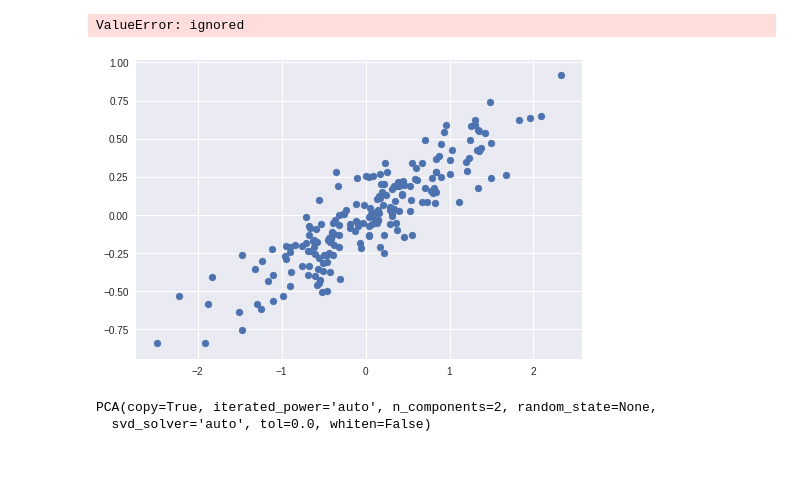
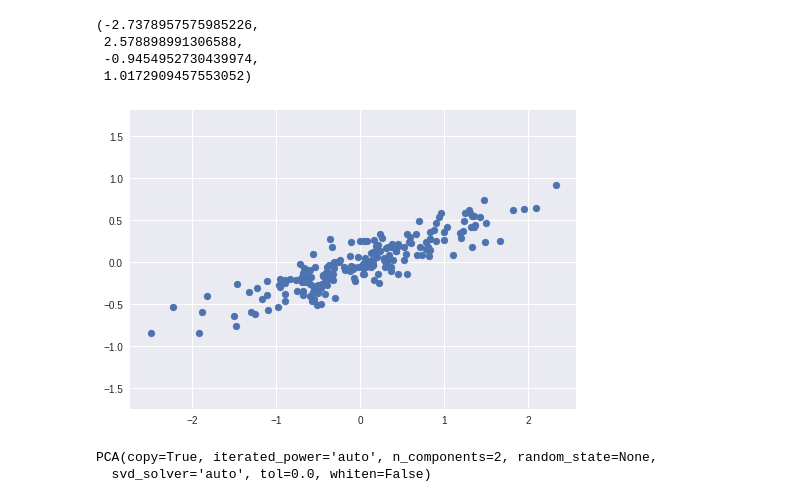
Before and after one commit to alifele/PCA_methods, a Jupyter notebook: PCA_on_digit_detectoion.ipynb, the cells around one changed output. Drawn from its saved outputs; the diff is of its cells as text; code cells hidden in the pictures; blank space fills up the shorter version.

```diff
--- a/PCA_on_digit_detectoion.ipynb
+++ b/PCA_on_digit_detectoion.ipynb
@@ -6,11 +6,14 @@ import matplotlib.pyplot as plt
 # %%
 rng = np.random.RandomState(1)
 X = np.dot(rng.rand(2,2),rng.randn(2,200)).T
 plt.scatter(X[:,0],X[:,1])
-plt.axis('eqaul')
+plt.axis('equal')
 # %% [output]
-ValueError: ignored
+(-2.7378957575985226,
+ 2.578898991306588,
+ -0.9454952730439974,
+ 1.0172909457553052)
-[figure, old version]
+[figure, new version]
 # %%
 from sklearn.decomposition import PCA
 pca = PCA(n_components =2)
```
Also changed, not shown: parts of 9 cells of this notebook.
